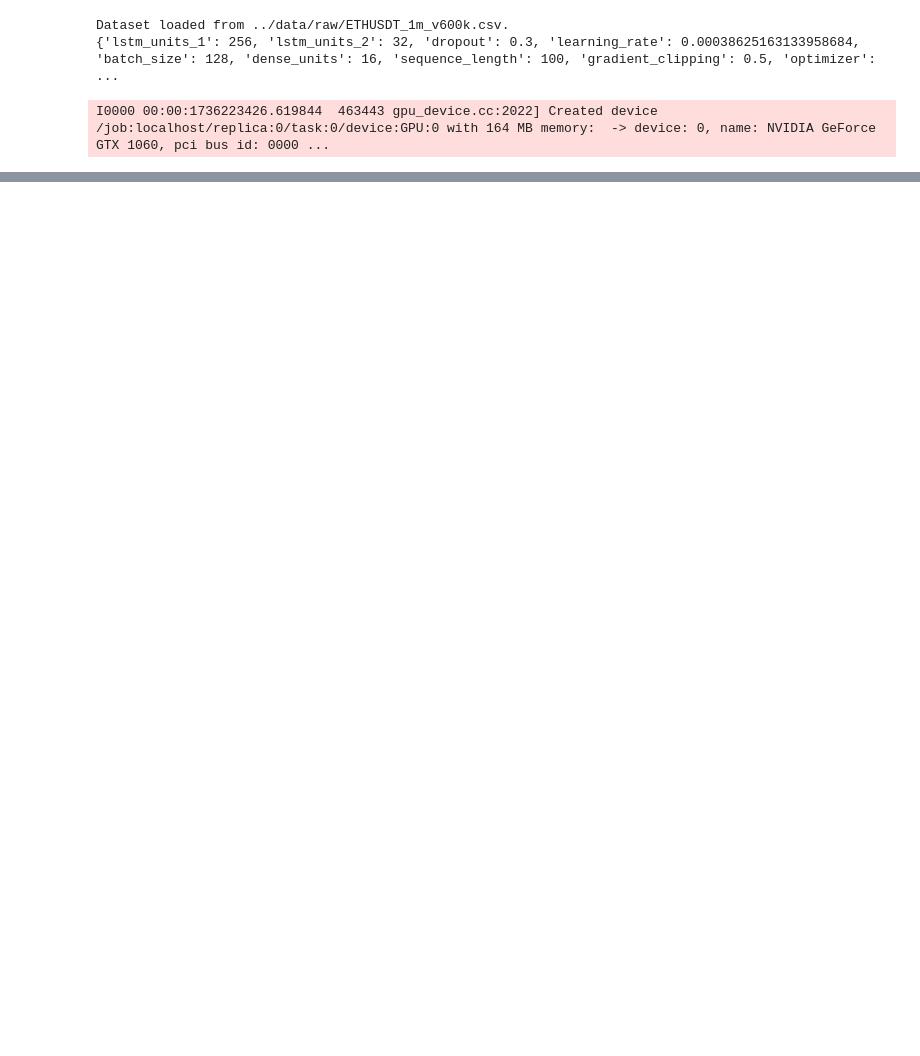
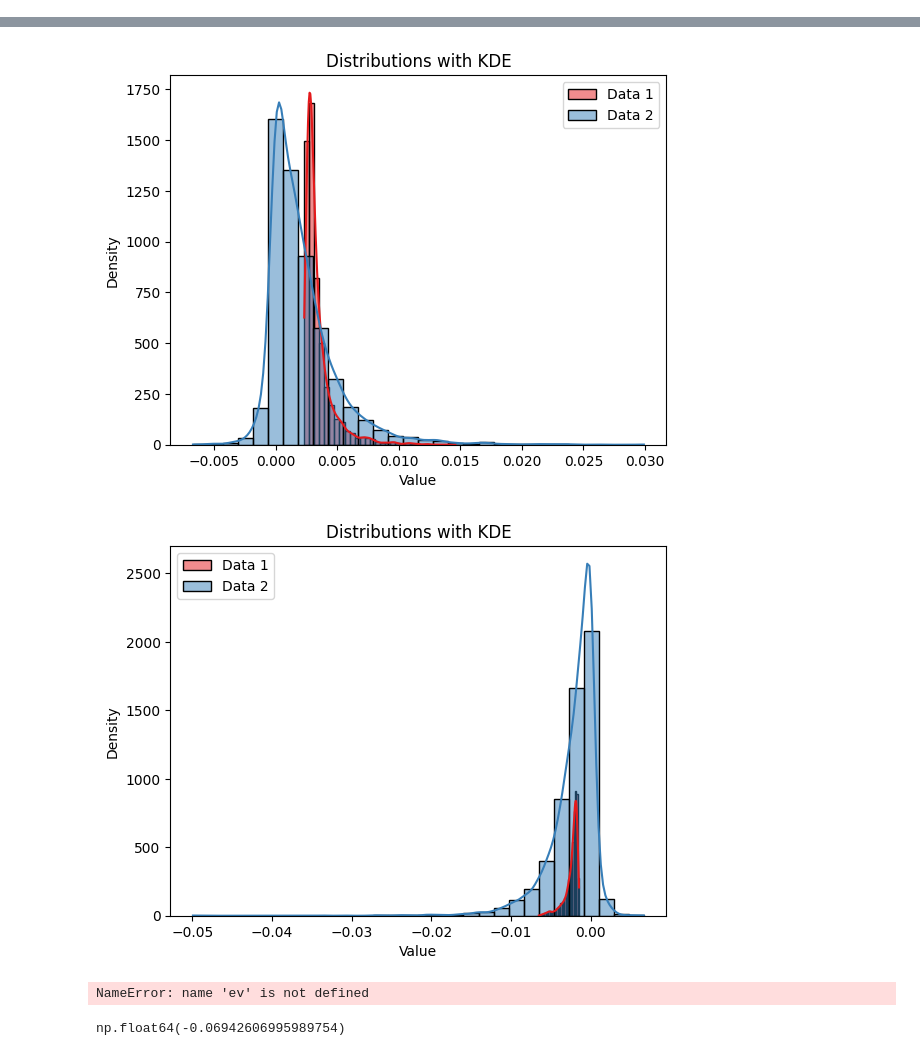
Before and after one commit to jarvisMonke/CryptoModeler, a Jupyter notebook: notebooks/tests.ipynb, the cells around one changed output, grey strips where cells are left out. Drawn from its saved outputs; the diff is of its cells as text; code cells hidden in the pictures; blank space fills up the shorter version.

```diff
--- a/notebooks/tests.ipynb
+++ b/notebooks/tests.ipynb
@@ -94,7 +50,18 @@ def custom_model(df, params, tuning=False, trial=None):
+# %%
+timeframe_filenames = {
+    "1m": "../data/raw/ETHUSDT_1m_v600k.csv",
+    "3m": "../data/raw/ETHUSDT_3m_v600k.csv",
+    "5m": "../data/DOGEUSDT_5m_v0.csv",
+    "15m": "../data/DOGEUSDT_15m_v0.csv",
+    "30m": "../data/DOGEUSDT_30m_v0.csv"
+}
 # %%
-params = {'lstm_units_1': 64, 'lstm_units_2': 128, 'dropout': 0.2, 'learning_rate': 0.005326718162056909, 'batch_size': 32, 'dense_units': 16, 'sequence_length': 10, 'gradient_clipping': 0.5, 'optimizer': 'adam', 'activation': 'tanh', 'num_indicators': 16, 'scaler_type': 'MinMaxScaler', 'timeframe': '1m', 'window_size': 80, 'look_ahead_size': 20}
 
-model_df, test_df = load_model_test_split(timeframe_filenames, params)
-model = custom_model(model_df, params)
+
+params = {'lstm_units_1': 64, 'lstm_units_2': 64, 'dropout': 0.5, 'learning_rate': 0.002925417243613031, 'batch_size': 32, 'dense_units': 32, 'sequence_length': 10, 'gradient_clipping': 2.0, 'optimizer': 'adam', 'activation': 'tanh', 'num_indicators': 39, 'scaler_type': 'MinMaxScaler'
+,'timeframe': '1m', 'window_size': 80, 'look_ahead_size': 20}
+
+model_df, test_df = md.load_model_test_split(timeframe_filenames, params)
+model = md.custom_model(model_df, params, model_name='ethusdt_1m_v600k_v0')
 # %% [output]
 Dataset loaded from ../data/raw/ETHUSDT_1m_v600k.csv.
@@ -121,8 +92,5 @@ Model saved to ../models/model_1m_eth_v0.keras
 # %%
-import joblib
-
-X_test, y_test = test_data(test_df, params)
-# Save the test data
+X_test, y_test, y_real = md.test_data(test_df, params, model_name='ethusdt_1m_v600k_v0')
 
 test_loss, test_mae = model.evaluate(X_test, y_test, verbose=1)
 print(f'Test loss: {test_loss}, Test MAE: {test_mae}')
@@ -133,6 +100,0 @@ Test loss: 0.03963527828454971, Test MAE: 0.14020584523677826
-# %%
-scaler_y = joblib.load('../data/processed/scaler_y.pkl')
-y_real = joblib.load('../data/processed/y_realTest.pkl')
-y_pred = model.predict(X_test)
-y_pred = scaler_y.inverse_transform(y_pred)
-hp.distribution_plot(y_real,y_pred, colors=['blue', 'blue', 'red', 'red'])
@@ -209,19 +101,14 @@ def objective(trial):
-# %%
-
-storage_path = "sqlite:///../optuna/study.db"
-pruner = optuna.pruners.MedianPruner(n_startup_trials=5, n_warmup_steps=10)
-
-#optuna.delete_study(study_name="the_study", storage=storage_path)
-#study = optuna.create_study(storage=storage_path, study_name="the_study", direction='minimize', pruner=pruner)
-
-study = optuna.load_study(storage=storage_path, study_name="the_study")
-
-study.optimize(objective, n_trials=100)  # Run 100 trials
-
-
-# Get the best parameters
-print("Best parameters:", study.best_params)
-# %% [output]
-Dataset loaded from ../data/raw/ETHUSDT_1m_v600k.csv.
-{'lstm_units_1': 256, 'lstm_units_2': 32, 'dropout': 0.3, 'learning_rate': 0.00038625163133958684, 'batch_size': 128, 'dense_units': 16, 'sequence_length': 100, 'gradient_clipping': 0.5, 'optimizer':  ...
-I0000 00:00:1736223426.619844  463443 gpu_device.cc:2022] Created device /job:localhost/replica:0/task:0/device:GPU:0 with 164 MB memory:  -> device: 0, name: NVIDIA GeForce GTX 1060, pci bus id: 0000 ...
+# %%
+
+y_pred = model.predict(X_test)
+y_pred = y_scaler.inverse_transform(y_pred)
+
+rmse_max = np.sqrt(mean_squared_error(y_real[:,0], y_pred[:,0]))
+rmse_min = np.sqrt(mean_squared_error(y_real[:,1], y_pred[:,1]))
+rmse_combined = (rmse_min + rmse_max) / 2
+
+print(f'rmse_combined: {rmse_combined}')
+
+hp.distribution_plot(y_pred[:,0], y_real[:,0],)
+hp.distribution_plot(y_pred[:,1], y_real[:,1],)
+# %% [output]
@@ -227,0 +117,10 @@ I0000 00:00:1736223426.619844  463443 gpu_device.cc:2022] Created device /job:lo
+[figure, added]
+[figure, added]
+# %%
+ev.calculate_percentage_above_threshold(y_real, .01)
+# %% [output]
+NameError: name 'ev' is not defined
+# %%
+ev.profit_simulation(y_pred, y_real, 0.005)
+# %% [output]
+np.float64(-0.06942606995989754)
```
Also changed, not shown: parts of 11 cells of this notebook, 32 other files.
